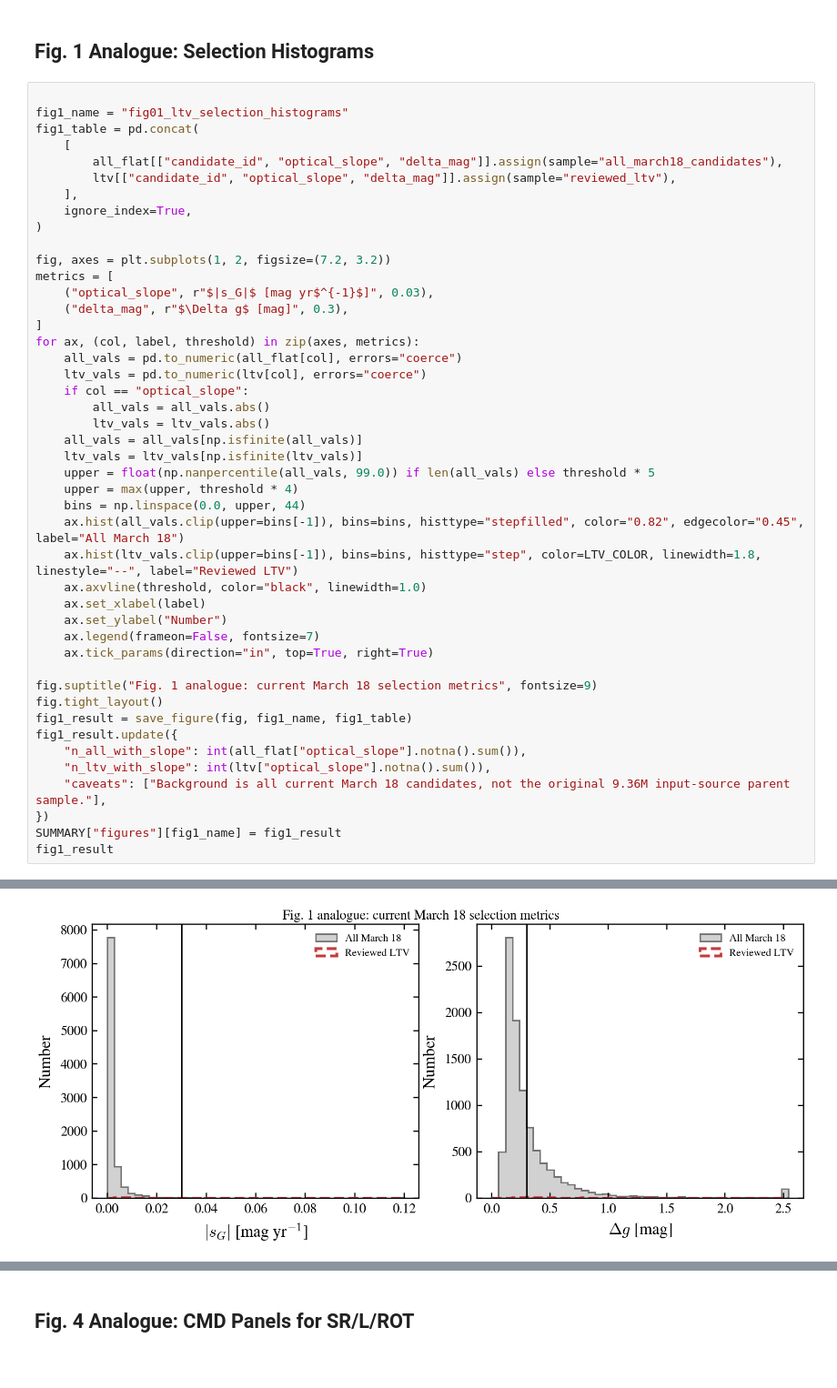
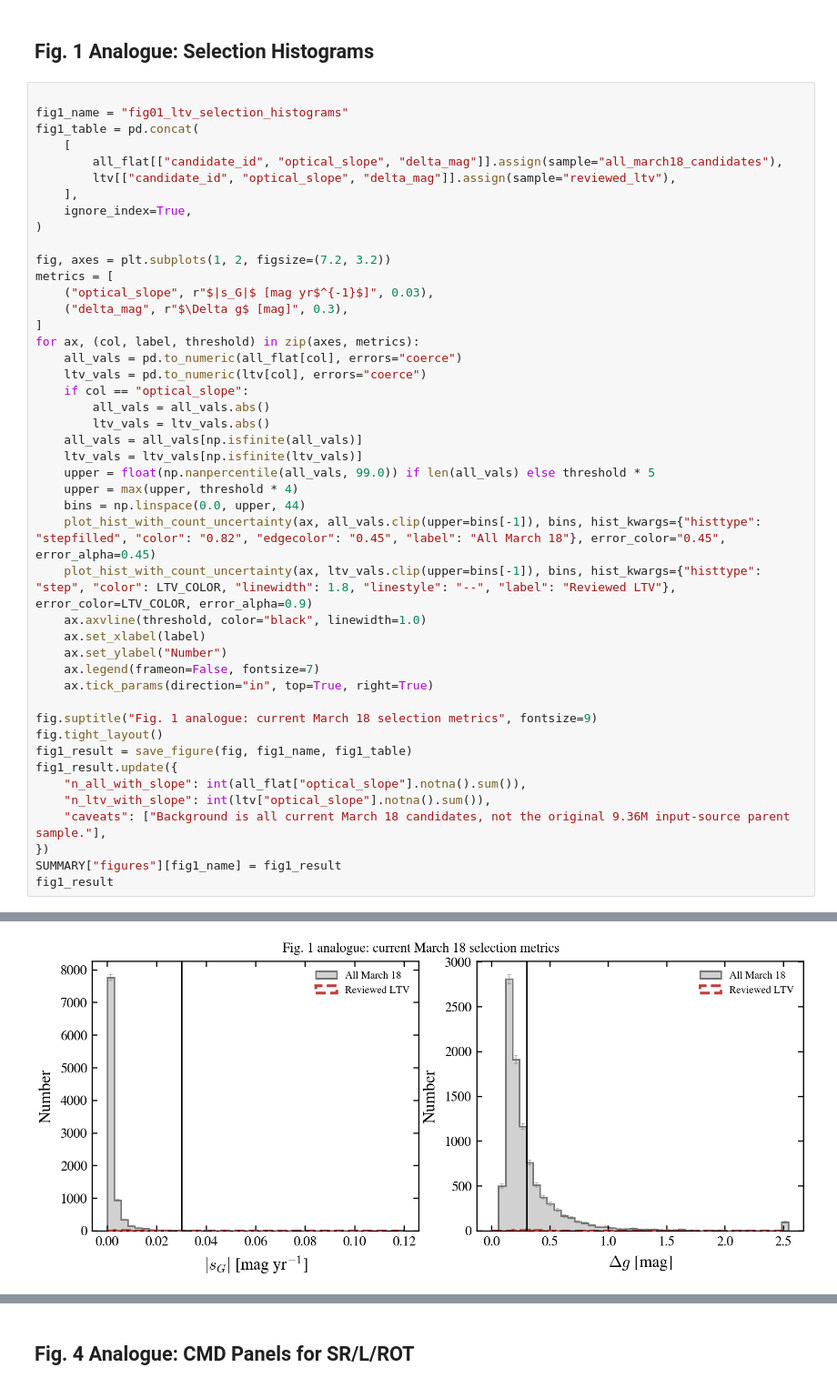
Before and after one commit to calderlen/MALCA, a Jupyter notebook: malca/notebooks/review/ltv_paper_figures_march18.ipynb, the cells around one changed output, grey strips where cells are left out. Shown at 91% size. Cells and saved outputs as stored; diff of their text form.

```diff
--- a/malca/notebooks/review/ltv_paper_figures_march18.ipynb
+++ b/malca/notebooks/review/ltv_paper_figures_march18.ipynb
@@ -474,36 +695,36 @@ for ax, (col, label, threshold) in zip(axes, metrics):
         all_vals = all_vals.abs()
         ltv_vals = ltv_vals.abs()
     all_vals = all_vals[np.isfinite(all_vals)]
     ltv_vals = ltv_vals[np.isfinite(ltv_vals)]
     upper = float(np.nanpercentile(all_vals, 99.0)) if len(all_vals) else threshold * 5
     upper = max(upper, threshold * 4)
     bins = np.linspace(0.0, upper, 44)
-    ax.hist(all_vals.clip(upper=bins[-1]), bins=bins, histtype="stepfilled", color="0.82", edgecolor="0.45", label="All March 18")
-    ax.hist(ltv_vals.clip(upper=bins[-1]), bins=bins, histtype="step", color=LTV_COLOR, linewidth=1.8, linestyle="--", label="Reviewed LTV")
+    plot_hist_with_count_uncertainty(ax, all_vals.clip(upper=bins[-1]), bins, hist_kwargs={"histtype": "stepfilled", "color": "0.82", "edgecolor": "0.45", "label": "All March 18"}, error_color="0.45", error_alpha=0.45)
+    plot_hist_with_count_uncertainty(ax, ltv_vals.clip(upper=bins[-1]), bins, hist_kwargs={"histtype": "step", "color": LTV_COLOR, "linewidth": 1.8, "linestyle": "--", "label": "Reviewed LTV"}, error_color=LTV_COLOR, error_alpha=0.9)
     ax.axvline(threshold, color="black", linewidth=1.0)
     ax.set_xlabel(label)
     ax.set_ylabel("Number")
     ax.legend(frameon=False, fontsize=7)
     ax.tick_params(direction="in", top=True, right=True)
 
 fig.suptitle("Fig. 1 analogue: current March 18 selection metrics", fontsize=9)
 fig.tight_layout()
 fig1_result = save_figure(fig, fig1_name, fig1_table)
 fig1_result.update({
     "n_all_with_slope": int(all_flat["optical_slope"].notna().sum()),
     "n_ltv_with_slope": int(ltv["optical_slope"].notna().sum()),
     "caveats": ["Background is all current March 18 candidates, not the original 9.36M input-source parent sample."],
 })
 SUMMARY["figures"][fig1_name] = fig1_result
 fig1_result
 # %% [output]
 'created' timestamp seems very low; regarding as unix timestamp
 'modified' timestamp seems very low; regarding as unix timestamp
 'created' timestamp seems very low; regarding as unix timestamp
 'modified' timestamp seems very low; regarding as unix timestamp
 'created' timestamp seems very low; regarding as unix timestamp
 'modified' timestamp seems very low; regarding as unix timestamp
-[figure, old version]
+[figure, new version]
 {'png': 'output/runs/runs_march18_bundle_all/results/ltv_paper_figures/fig01_ltv_selection_histograms.png',
  'pdf': 'output/runs/runs_march18_bundle_all/results/ltv_paper_figures/fig01_ltv_selection_histograms.pdf',
  'csv': 'output/runs/runs_march18_bundle_all/results/ltv_paper_figures/fig01_ltv_selection_histograms.csv',
```
Also changed, not shown: parts of 8 cells of this notebook, 2 other files.
